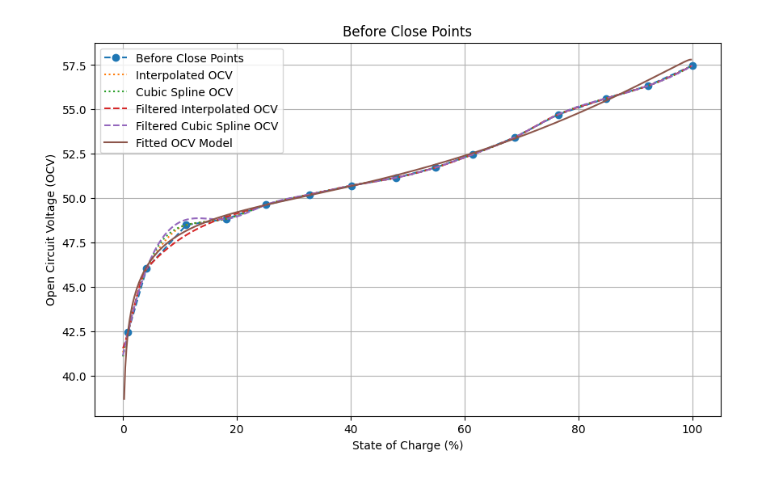
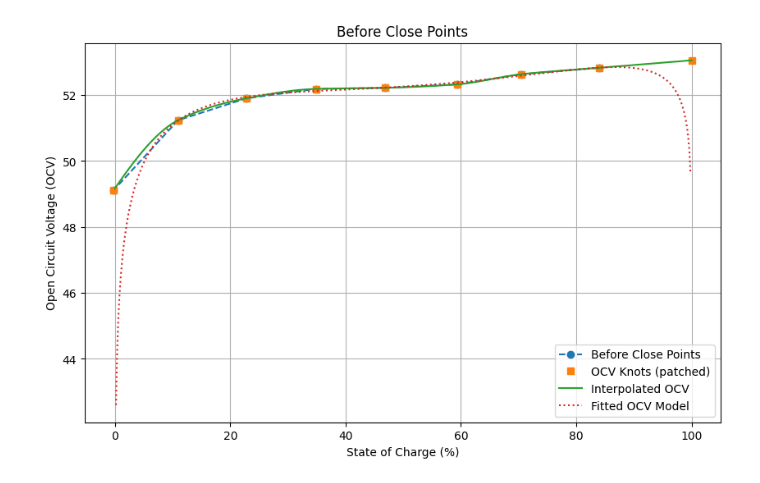
Before and after one commit to shipshape-marine/2rc-ekf-battery-state-estimation, a Jupyter notebook: Calibration Code/3.ocv-soc-fit.ipynb, the cells around one changed output. Cells and saved outputs as stored; diff of their text form; code cells hidden in the pictures.

```diff
--- a/Calibration Code/3.ocv-soc-fit.ipynb
+++ b/Calibration Code/3.ocv-soc-fit.ipynb
@@ -95,5 +89,6 @@ Before Open: {"index": [13297, 46691, 112353, 168972, 220705, 256857, 294521, 33
 # %%
-trimmed_df = compiled_df[:618898 ]
+trimmed_df = compiled_df
+# Retaill original data frame
 # %%
 plt.figure(figsize=(10, 6))
 plt.plot(trimmed_df['SoC'], trimmed_df['Calibrated Voltage'], label='State of Charge (SoC)')
@@ -122,6 +134,15 @@ Added last point to before_close: SoC=0.8935298011779255, Voltage=42.45525, Inde
 # %%
 ocv_model = lambda soc, a, b, c, d, e: a + b * soc + c * soc**2 + d * np.log(soc) + e * np.log(100 - soc)
-parameters, covariance = curve_fit(ocv_model, before_close['SoC'], before_close['voltage'], p0=[0.0, 0.01, -0.0001, 0.1, 0.1])
-a, b, c, d, e = parameters
-print(f"Fitted OCV model parameters: a={a:.5f}, b={b:.5f}, c={c:.5f}, d={d:.5f}, e={e:.5f}")
+# log() needs 0 < SoC < 100 (the last point can be slightly negative after the sensor draw is subtracted).
+# This model is only plotted for visual comparison
+fit_soc = np.array(before_close['SoC'])
+fit_voltage = np.array(before_close['voltage'])
+in_range = (fit_soc > 0) & (fit_soc < 100)
+try:
+    parameters, covariance = curve_fit(ocv_model, fit_soc[in_range], fit_voltage[in_range], p0=[0.0, 0.01, -0.0001, 0.1, 0.1], maxfev=20000)
+    a, b, c, d, e = parameters
+    print(f"Fitted OCV model parameters: a={a:.5f}, b={b:.5f}, c={c:.5f}, d={d:.5f}, e={e:.5f}")
+except RuntimeError as err:
+    parameters = None
+    print(f"OCV model fit failed: {err}")
 # %% [output]
@@ -136,31 +157,48 @@ def filter_df(soc, ocv, index_to_rm=[]):
             new_ocv.append(ocv[i])
     return new_soc, new_ocv
 # %%
-soc = np.flip(np.array(before_close['SoC'].copy()))
-ocv = np.flip(np.array(before_close['voltage'].copy()))
+#  - Ensure OCV always rise with SoC. A hump in the curve traps the EKF at the peak.
+#  - Points above 99.5% SoC are excluded unless the settings say the first reading is a rested OCV.
+#  - Pool adjacent violators so OCV never decreases as SoC rises.
+#  - Extend to 100% SoC with the slope of the top segment instead of letting PCHIP extrapolate.
+def pool_adjacent_violators(values):
+    blocks = []  # [mean, count]
+    for v in values:
+        blocks.append([v, 1])
+        while len(blocks) > 1 and blocks[-2][0] > blocks[-1][0]:
+            v2, n2 = blocks.pop()
+            v1, n1 = blocks.pop()
+            blocks.append([(v1 * n1 + v2 * n2) / (n1 + n2), n1 + n2])
+    return np.concatenate([[v] * n for v, n in blocks])
+
+order = np.argsort(before_close['SoC'])
+soc = np.array(before_close['SoC'])[order]
+ocv = np.array(before_close['voltage'])[order]
+unrested = (soc >= 99.5) & (not SETTINGS["start_is_rested_ocv"])
+print(f"Excluded unrested points (SoC, V): {list(zip(soc[unrested].round(2), ocv[unrested].round(3)))}")
+soc, ocv = soc[~unrested], ocv[~unrested]
+pooled = pool_adjacent_violators(ocv)
+for s, before, after in zip(soc, ocv, pooled):
+    if abs(before - after) > 1e-9:
+        print(f"Pooled point at SoC {s:.2f}%: {before:.3f} V -> {after:.3f} V")
+ocv = pooled
+if soc[-1] < 100:
+    top_slope = max((ocv[-1] - ocv[-2]) / (soc[-1] - soc[-2]), 0.0)
+    ocv = np.append(ocv, ocv[-1] + top_slope * (100 - soc[-1]))
+    soc = np.append(soc, 100.0)
+    print(f"Extrapolated OCV at 100% SoC: {ocv[-1]:.3f} V (slope of top segment {top_slope:.4f} V/%)")
+print("OCV knots (SoC %, V):", list(zip(soc.round(2), ocv.round(3))))
+
 soc_smooth = np.linspace(0, 100, 500)
-
-piecewise_cubic_interp = PchipInterpolator(soc, ocv)
-piecewise_cubic_spline_ocv_smooth = piecewise_cubic_interp(soc_smooth)
-
-filtered_piecewise_cubic_interp = PchipInterpolator(*filter_df(soc, ocv, index_to_rm=[2, 3]))
-filtered_piecewise_cubic_spline_ocv_smooth = filtered_piecewise_cubic_interp(soc_smooth)
-
-cubic_spline_interp = make_interp_spline(soc, ocv)
-cubic_spline_ocv_smooth = cubic_spline_interp(soc_smooth)
-
-filtered_cubic_spline_interp = make_interp_spline(*filter_df(soc, ocv, index_to_rm=[2]))
-filtered_cubic_spline_ocv_smooth = filtered_cubic_spline_interp(soc_smooth)
+piecewise_cubic_interp = PchipInterpolator(soc, ocv, extrapolate=False)
+piecewise_cubic_spline_ocv_smooth = piecewise_cubic_interp(np.clip(soc_smooth, soc[0], soc[-1]))
 
 plt.figure(figsize=(10, 6))
 plt.plot(before_close['SoC'], before_close['voltage'], label='Before Close Points', linestyle='--', marker='o')
-plt.plot(soc_smooth, piecewise_cubic_spline_ocv_smooth, label='Interpolated OCV', linestyle=':')
-plt.plot(soc_smooth, cubic_spline_ocv_smooth, label='Cubic Spline OCV', linestyle=':')
-
-plt.plot(soc_smooth, filtered_piecewise_cubic_spline_ocv_smooth, label='Filtered Interpolated OCV', linestyle='--')
-plt.plot(soc_smooth, filtered_cubic_spline_ocv_smooth, label='Filtered Cubic Spline OCV', linestyle='--')
-
-plt.plot(soc_smooth, ocv_model(soc_smooth, *parameters), label='Fitted OCV Model', linestyle='-')
+plt.plot(soc, ocv, label='OCV Knots (patched)', linestyle='', marker='s')
+plt.plot(soc_smooth, piecewise_cubic_spline_ocv_smooth, label='Interpolated OCV', linestyle='-')
+if parameters is not None:
+    plt.plot(soc_smooth, ocv_model(soc_smooth, *parameters), label='Fitted OCV Model', linestyle=':')
 
 plt.xlabel('State of Charge (%)')
 plt.ylabel('Open Circuit Voltage (OCV)')
@@ -172,4 +213,4 @@ plt.show()
-[figure, old version]
+[figure, new version]
 # %%
 # Piecewise Function
 
```
Also changed, not shown: parts of 13 cells of this notebook, 5 other files.
